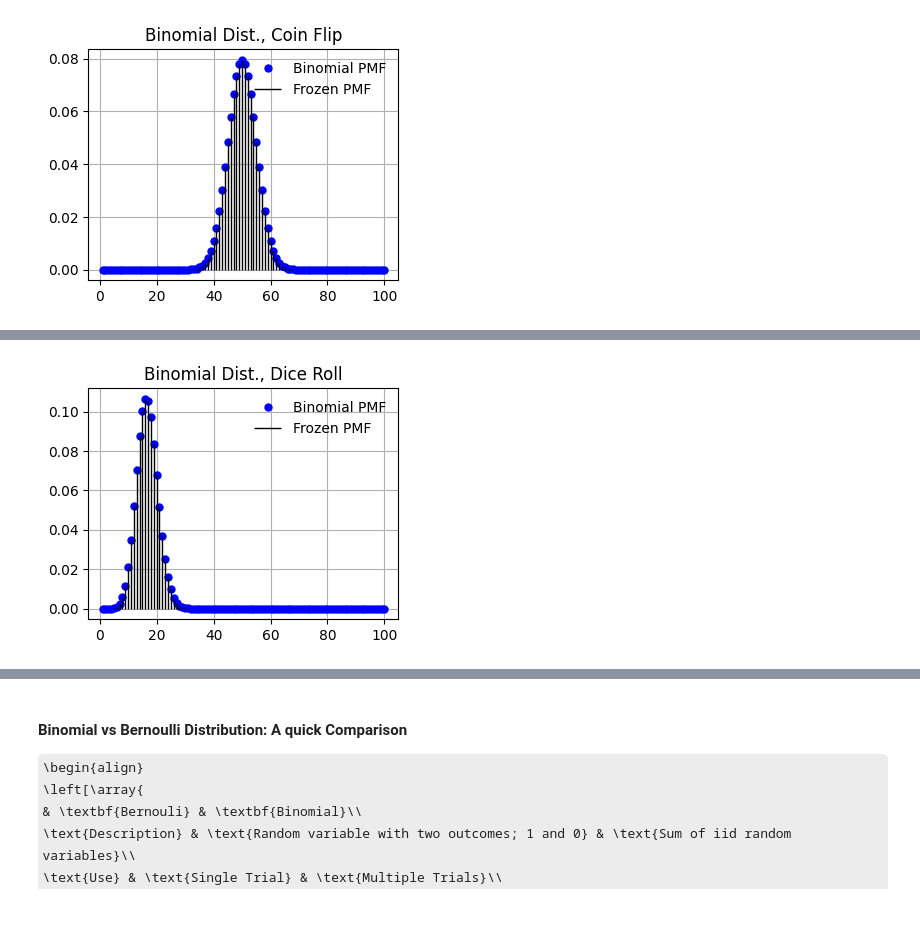
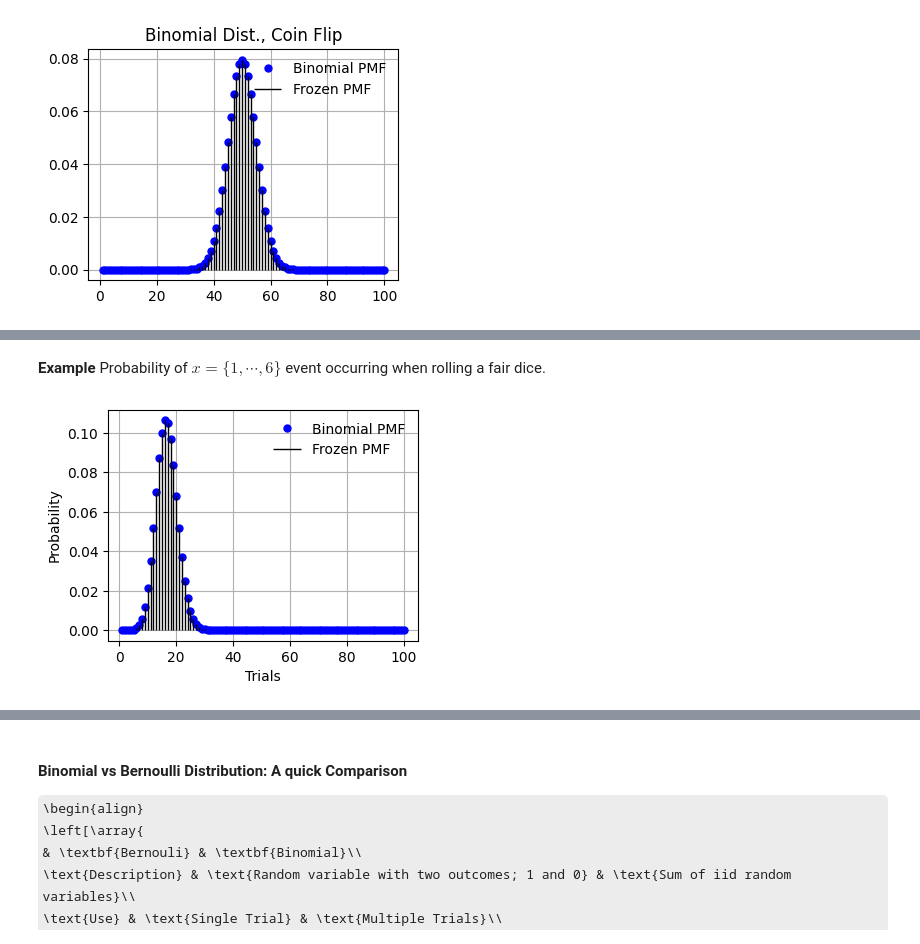
Before and after one commit to akalingking/quant-finance-lectures, a Jupyter notebook: 03_statistics/02_statistical_models_binomial.ipynb, the cells around one changed output, grey strips where cells are left out. Drawn from its saved outputs; the diff is of its cells as text; code cells hidden in the pictures; some formulas as TeX source; blank space fills up the shorter version.

Commit message:
binomial examples

```diff
--- a/03_statistics/02_statistical_models_binomial.ipynb
+++ b/03_statistics/02_statistical_models_binomial.ipynb
@@ -62,22 +101,25 @@ assert np.allclose(x, binom.ppf(prob, n, p))
+# %% [markdown]
+**Example** Probability of $x=\{1,\cdots,6\}$ event occurring when rolling a fair dice.
 # %%
 n = 100
 k = 1
 p = k/6
 x = np.linspace(1,n,n,dtype=int)
 y = binom.pmf(x, n, p)
 # Plot
 fig,ax = plt.subplots(1, 1, figsize=(4,3))
 ax.plot(x, y,"bo", ms=5, label="Binomial PMF")
 # Frozen Dist
 rv = binom(n,p)
 ax.vlines(x, 0, rv.pmf(x), colors='k', linestyles='-', lw=1, label='Frozen PMF')
 #ax.vlines(x, 0, y, colors='k', linestyles='-', lw=1, label='frozen pmf')
-ax.set_title("Binomial Dist., Dice Roll")
+ax.set_ylabel("Probability")
+ax.set_xlabel("Trials")
 plt.legend(loc="best", frameon=False)
 plt.grid(":")
 plt.show()
 x = np.arange(binom.ppf(0.00001, n, p), binom.ppf(0.99999, n, p))
 prob = binom.cdf(x, n, p)
 assert np.allclose(x, binom.ppf(prob, n, p))
 # %% [output]
-[figure, old version]
+[figure, new version]
```
Also changed, not shown: parts of 7 cells of this notebook.
